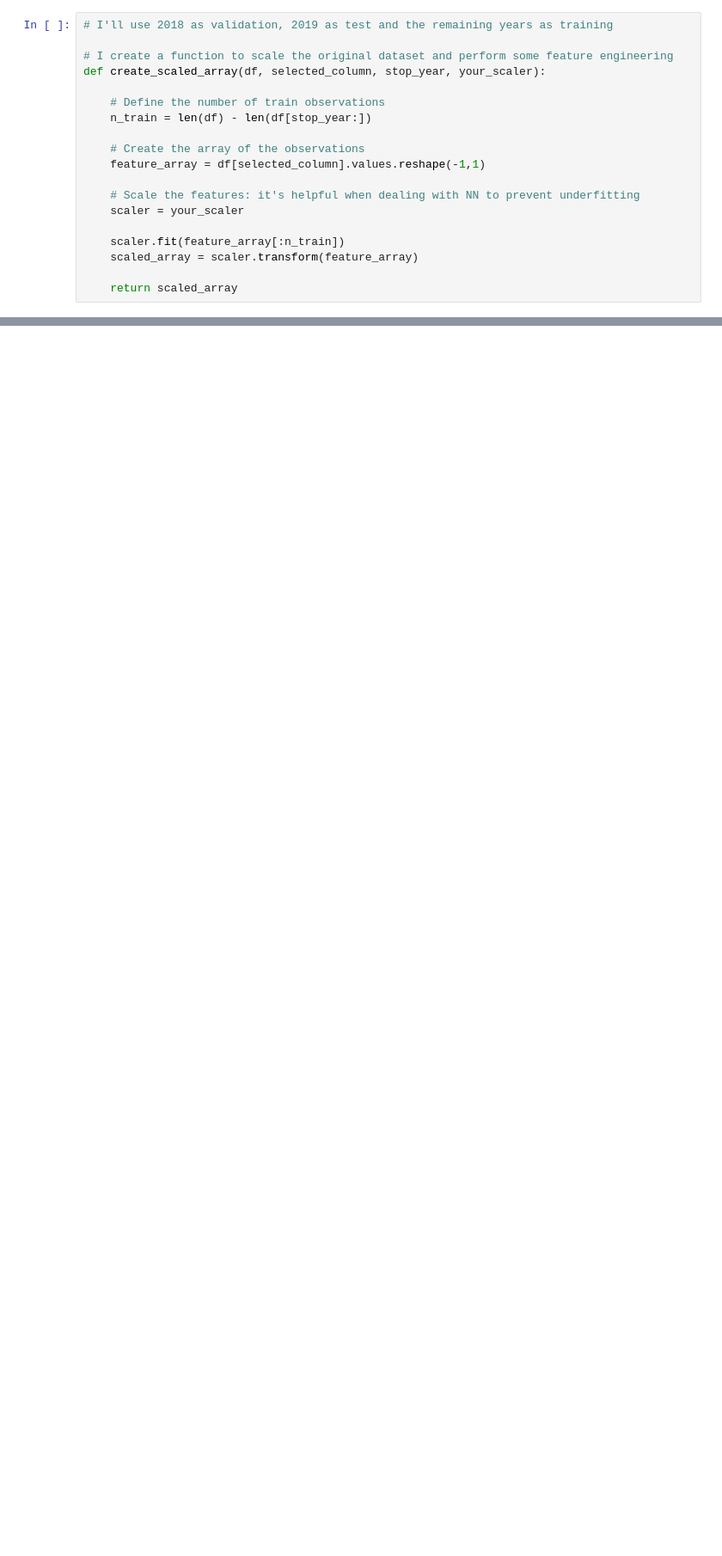
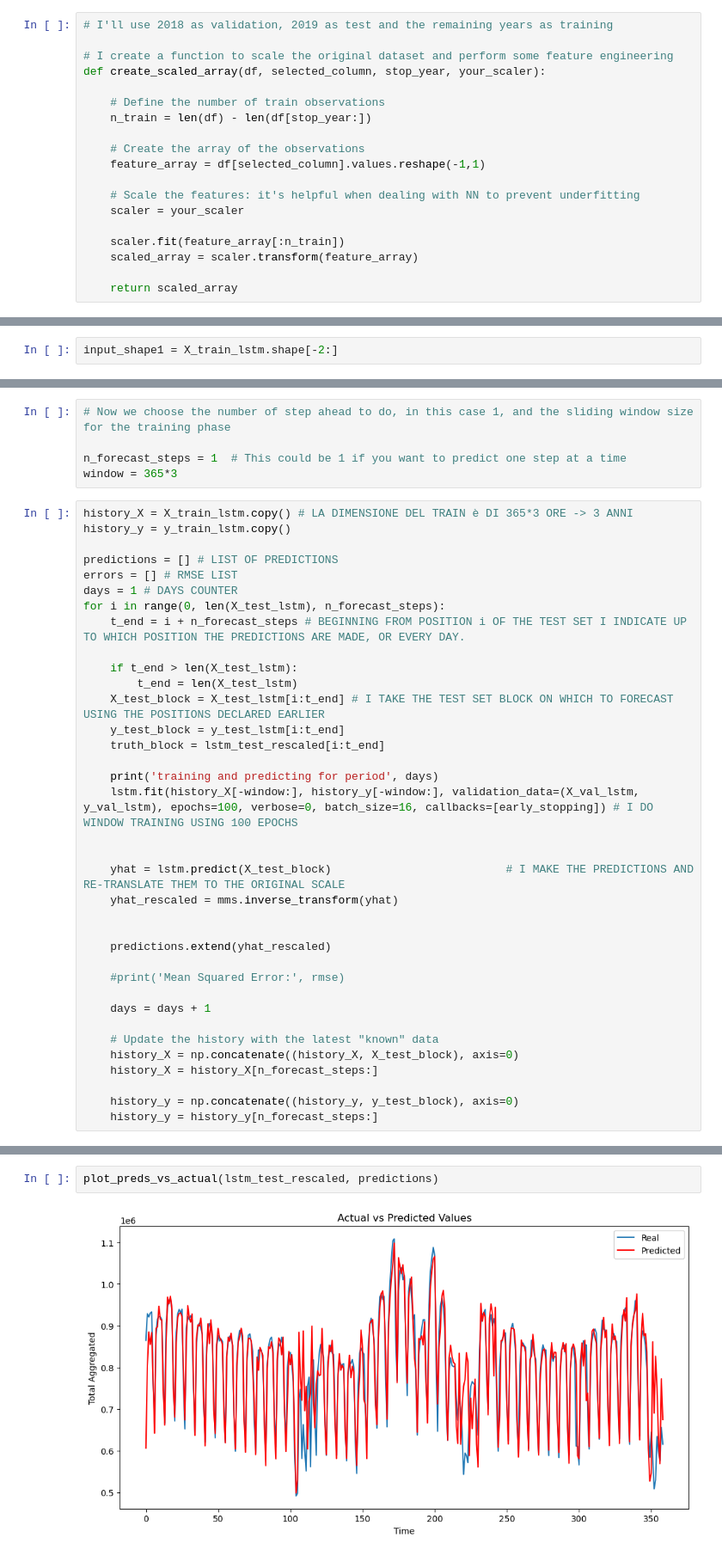
Before and after one commit to lorenzrossi/xtream-ai-assignment, a Jupyter notebook: datasets/italian-power-load/Task3.ipynb, the cells around one changed output, grey strips where cells are left out. Shown: that part at 86% size. Drawn from its saved outputs; the diff is of its cells as text; blank space fills up the shorter version.

```diff
--- a/datasets/italian-power-load/Task3.ipynb
+++ b/datasets/italian-power-load/Task3.ipynb
@@ -121,0 +164,2 @@ def create_scaled_array(df, selected_column, stop_year, your_scaler):
+# %%
+input_shape1 = X_train_lstm.shape[-2:]
@@ -121,0 +200,41 @@ def create_scaled_array(df, selected_column, stop_year, your_scaler):
+# %%
+# Now we choose the number of step ahead to do, in this case 1, and the sliding window size for the training phase
+
+n_forecast_steps = 1  # This could be 1 if you want to predict one step at a time
+window = 365*3
+# %%
+history_X = X_train_lstm.copy() # LA DIMENSIONE DEL TRAIN è DI 365*3 ORE -> 3 ANNI
+history_y = y_train_lstm.copy()
+
+predictions = [] # LIST OF PREDICTIONS
+errors = [] # RMSE LIST
+days = 1 # DAYS COUNTER
+for i in range(0, len(X_test_lstm), n_forecast_steps):
+    t_end = i + n_forecast_steps # BEGINNING FROM POSITION i OF THE TEST SET I INDICATE UP TO WHICH POSITION THE PREDICTIONS ARE MADE, OR EVERY DAY.
+
+    if t_end > len(X_test_lstm):
+        t_end = len(X_test_lstm)
+    X_test_block = X_test_lstm[i:t_end] # I TAKE THE TEST SET BLOCK ON WHICH TO FORECAST USING THE POSITIONS DECLARED EARLIER
+    y_test_block = y_test_lstm[i:t_end]
+    truth_block = lstm_test_rescaled[i:t_end]
+
+    print('training and predicting for period', days)
+    lstm.fit(history_X[-window:], history_y[-window:], validation_data=(X_val_lstm, y_val_lstm), epochs=100, verbose=0, batch_size=16, callbacks=[early_stopping]) # I DO WINDOW TRAINING USING 100 EPOCHS
+
+
+    yhat = lstm.predict(X_test_block)                          # I MAKE THE PREDICTIONS AND RE-TRANSLATE THEM TO THE ORIGINAL SCALE
+    yhat_rescaled = mms.inverse_transform(yhat)
+
+
+    predictions.extend(yhat_rescaled)
+
+    #print('Mean Squared Error:', rmse)
+
+    days = days + 1
+
+    # Update the history with the latest "known" data
+    history_X = np.concatenate((history_X, X_test_block), axis=0)
+    history_X = history_X[n_forecast_steps:]
+
+    history_y = np.concatenate((history_y, y_test_block), axis=0)
+    history_y = history_y[n_forecast_steps:]
@@ -121,0 +264,4 @@ def create_scaled_array(df, selected_column, stop_year, your_scaler):
+# %%
+plot_preds_vs_actual(lstm_test_rescaled, predictions)
+# %% [output]
+[figure, added]
```
Also changed, not shown: parts of 13 cells of this notebook.
